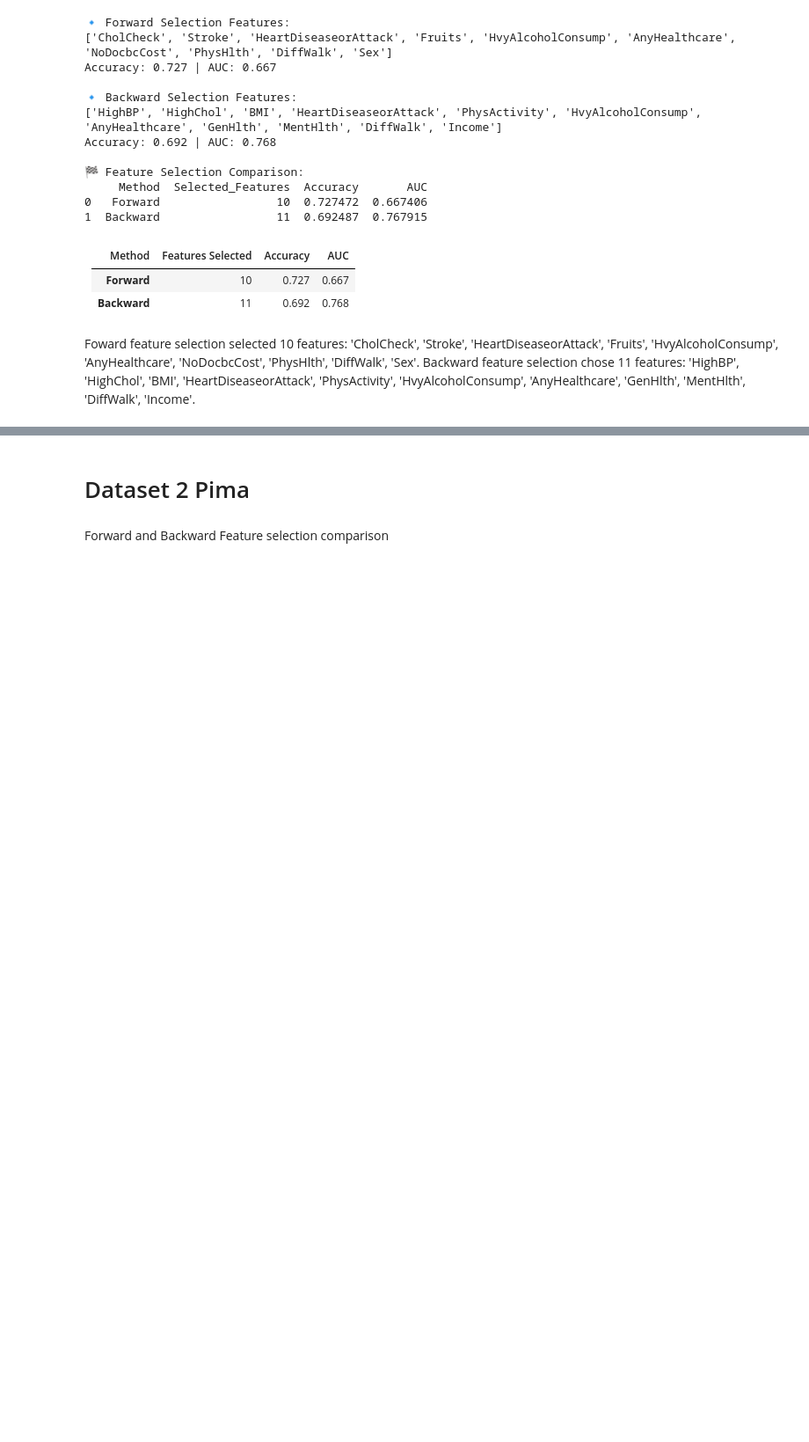
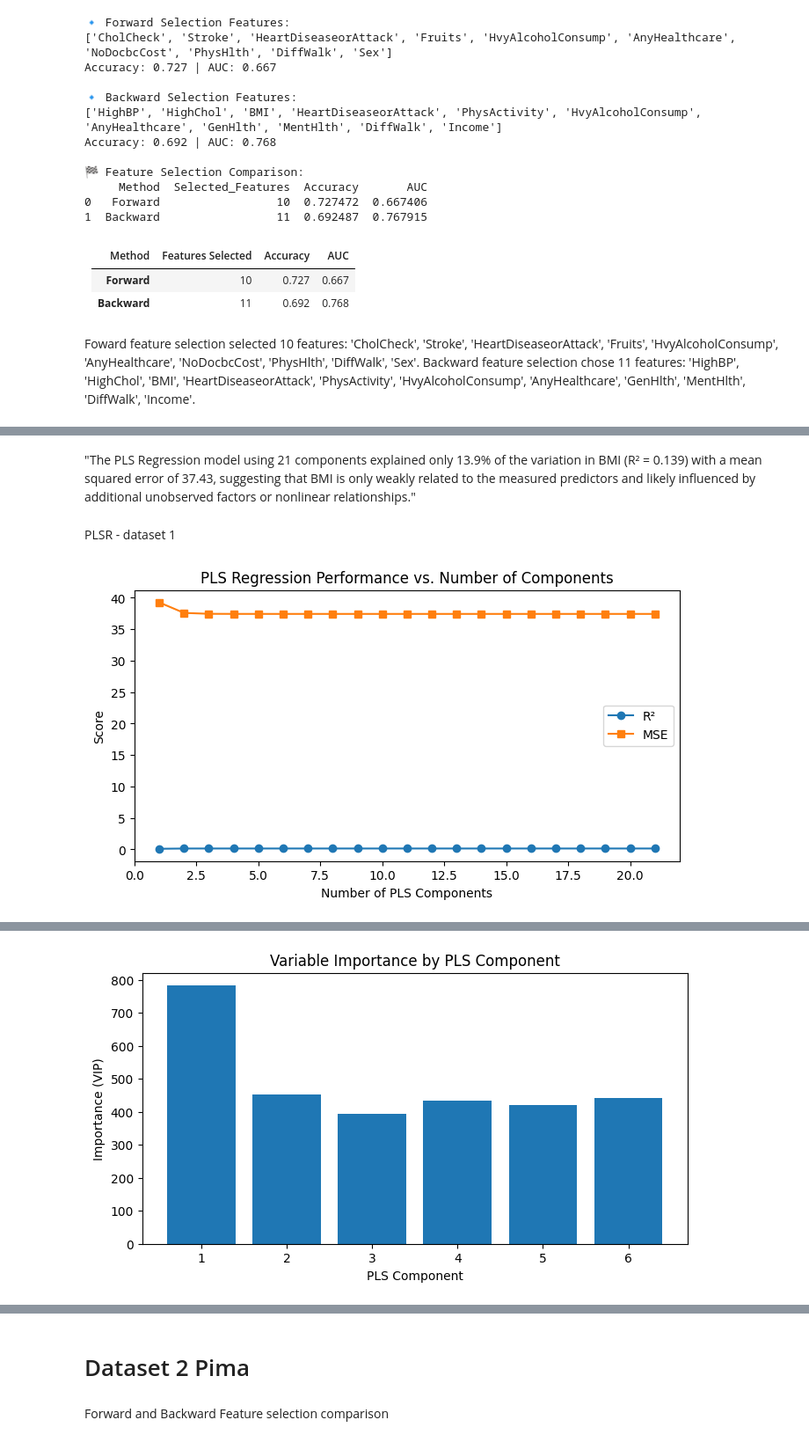
Before and after one commit to rain-dimen/Data-Science-Capstone_Fall-2025, a Jupyter notebook: Capstone-Wk3-JupyterNotebook-Dimen-Rain.ipynb, the cells around one changed output, grey strips where cells are left out. Shown at 88% size. Saved outputs shown, nothing was run; the diff lists cells and outputs as text; code cells hidden in the pictures; blank space fills up the shorter version.

Commit message:
PLSR

```diff
--- a/Capstone-Wk3-JupyterNotebook-Dimen-Rain.ipynb
+++ b/Capstone-Wk3-JupyterNotebook-Dimen-Rain.ipynb
@@ -358,0 +454,79 @@ Foward feature selection selected 10 features: 'CholCheck', 'Stroke', 'HeartDise
+# %% [markdown]
+"The PLS Regression model using 21 components explained only 13.9% of the variation in BMI (R² = 0.139) with a mean squared error of 37.43, suggesting that BMI is only weakly related to the measured predictors and likely influenced by additional unobserved factors or nonlinear relationships."
+# %% [markdown]
+PLSR - dataset 1
+# %%
+# --- Partial Least Squares Regression (PLSR) --- dataset 1
+
+import numpy as np
+import pandas as pd
+from sklearn.model_selection import train_test_split, cross_val_score
+from sklearn.preprocessing import StandardScaler
+from sklearn.cross_decomposition import PLSRegression
+from sklearn.metrics import r2_score, mean_squared_error
+import matplotlib.pyplot as plt
+
+# --- 1. Prepare data ---
+X = df.drop(columns=['BMI'])
+y = df['BMI']
+
+# --- 2. Scale predictors ---
+scaler = StandardScaler()
+X_scaled = scaler.fit_transform(X)
+
+# --- 3. Train-test split ---
+X_train, X_test, y_train, y_test = train_test_split(
+    X_scaled, y, test_size=0.2, random_state=42
+)
+
+# --- 4. Tune number of components ---
+n_components = np.arange(1, X.shape[1] + 1)
+r2_scores = []
+mse_scores = []
+
+for n in n_components:
+    pls = PLSRegression(n_components=n)
+    pls.fit(X_train, y_train)
+    y_pred = pls.predict(X_test)
+    r2_scores.append(r2_score(y_test, y_pred))
+    mse_scores.append(mean_squared_error(y_test, y_pred))
+
+# --- 5. Plot performance ---
+plt.figure(figsize=(8,4))
+plt.plot(n_components, r2_scores, marker='o', label='R²')
+plt.plot(n_components, mse_scores, marker='s', label='MSE')
+plt.xlabel('Number of PLS Components')
+plt.ylabel('Score')
+plt.title('PLS Regression Performance vs. Number of Components')
+plt.legend()
+plt.show()
+
+# --- 6. Optimal number of components ---
+best_n = n_components[np.argmax(r2_scores)]
+print(f"Optimal number of components: {best_n}")
+print(f"Best R²: {max(r2_scores):.3f}")
+print(f"Best MSE: {min(mse_scores):.3f}")
+
+# --- 7. Refit final model ---
+pls_final = PLSRegression(n_components=best_n)
+pls_final.fit(X_train, y_train)
+y_pred_final = pls_final.predict(X_test)
+
+print("\nFinal Model Performance:")
+print(f"R²: {r2_score(y_test, y_pred_final):.3f}")
+print(f"MSE: {mean_squared_error(y_test, y_pred_final):.3f}")
+
+# --- 8. Inspect variable importance (VIP approximation) ---
+vip_scores = np.sqrt(np.sum(pls_final.x_scores_**2, axis=0))
+vip_df = pd.DataFrame({'Component': np.arange(1, best_n+1), 'VIP': vip_scores})
+print("\nComponent Importance (VIP Approximation):")
+print(vip_df)
+
+plt.figure(figsize=(8,4))
+plt.bar(np.arange(1, best_n+1), vip_scores)
+plt.xlabel('PLS Component')
+plt.ylabel('Importance (VIP)')
+plt.title('Variable Importance by PLS Component')
+plt.show()
+# %% [output]
+[figure, added]
@@ -358,0 +549 @@ Foward feature selection selected 10 features: 'CholCheck', 'Stroke', 'HeartDise
+[figure, added]
```
Also changed, not shown: parts of 14 cells of this notebook.
